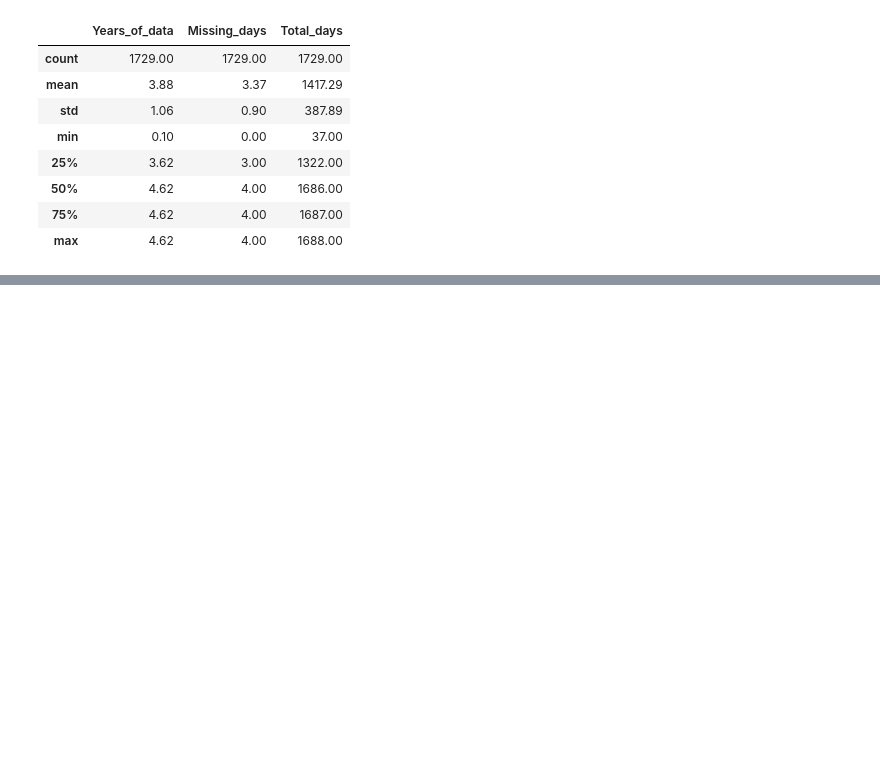
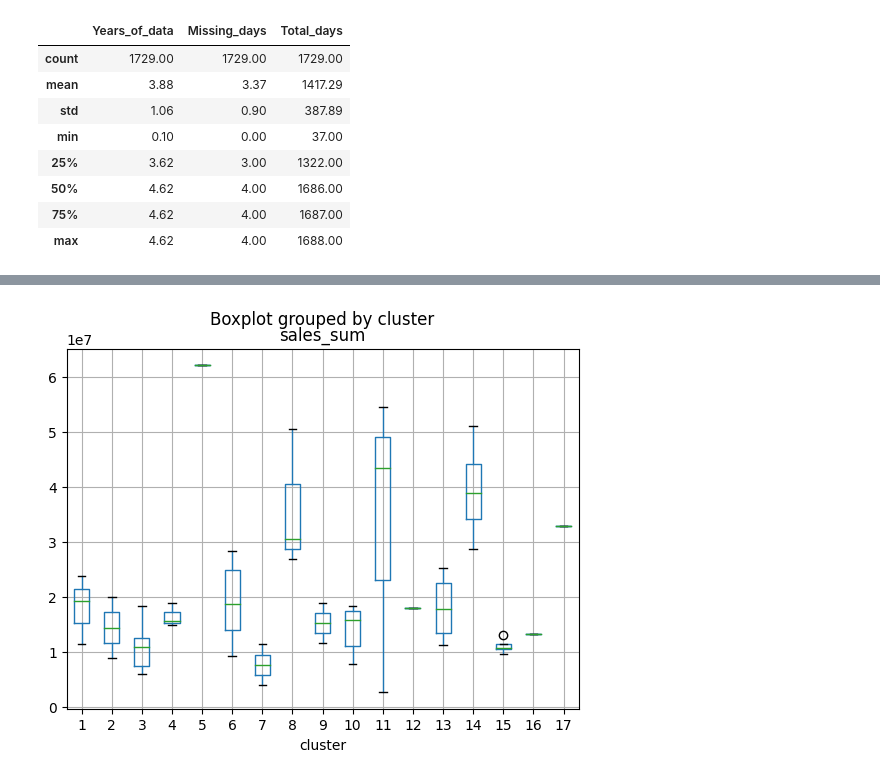
Before and after one commit to aishwarya-mm16/Store-sales-forecasting, a Jupyter notebook: EDA.ipynb, the cells around one changed output, grey strips where cells are left out. Saved outputs shown, nothing was run; the diff lists cells and outputs as text; code cells hidden in the pictures; blank space fills up the shorter version.

```diff
--- a/EDA.ipynb
+++ b/EDA.ipynb
@@ -426,0 +551,7 @@ comb_info_tb[['Years_of_data', 'Missing_days', 'Total_days']].describe()
+# %%
+plt.close('all')
+stores_proc.boxplot(column='sales_sum', by='cluster')
+# There is lots of overlap
+plt.show()
+# %% [output]
+[figure, added]
```
Also changed, not shown: parts of 31 cells of this notebook.
